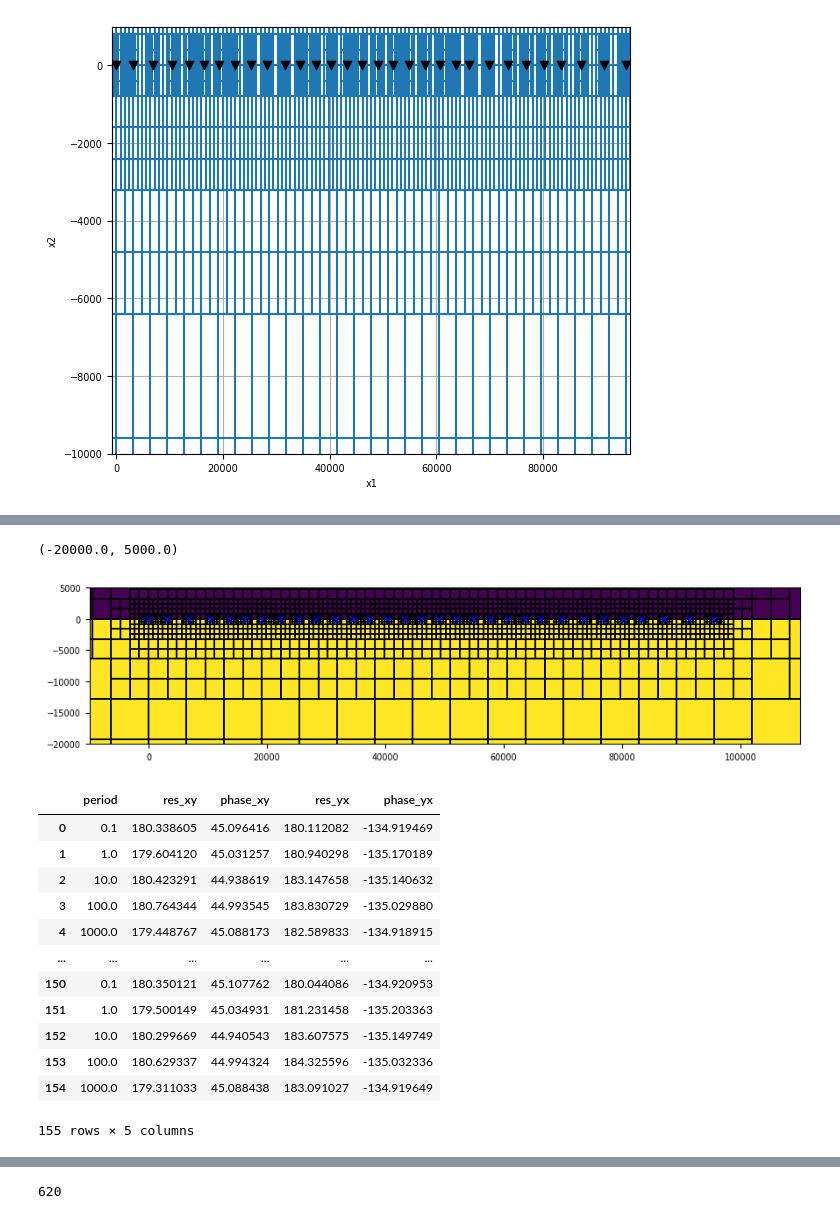
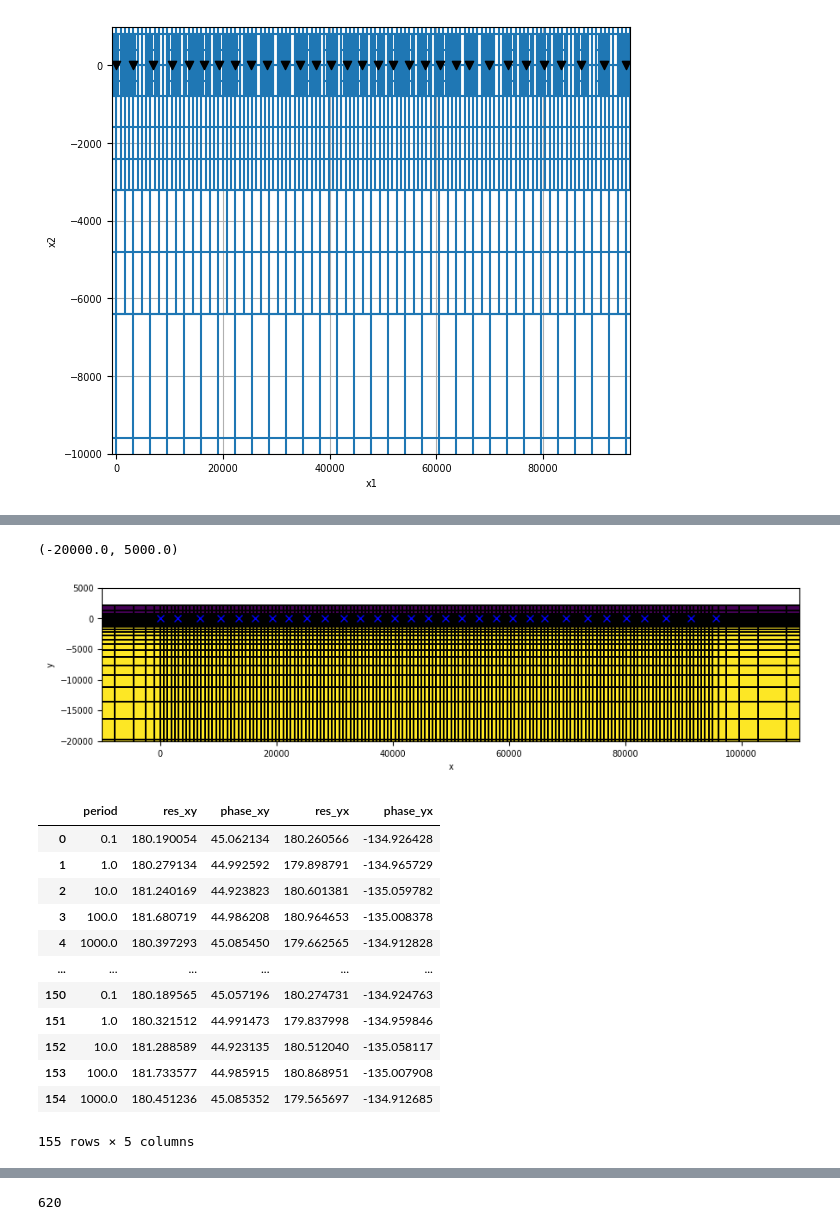
Before and after one commit to simpeg-research/earthscope-mt-course, a Jupyter notebook: notebooks/simpeg/13_2d_from_mtpy_example_sk.ipynb, the cells around one changed output, grey strips where cells are left out. Cells and saved outputs as stored; diff of their text form; code cells hidden in the pictures.

```diff
--- a/notebooks/simpeg/13_2d_from_mtpy_example_sk.ipynb
+++ b/notebooks/simpeg/13_2d_from_mtpy_example_sk.ipynb
@@ -26,10 +26,9 @@ Steps:
 
 Here we are taking every third station just to keep the inversion small.  You can change the number to get smaller or bigger data sets to invert.
 # %%
-
 with MTCollection() as mc:
     mc.open_collection(r"../../data/transfer_functions/forward_profiles.h5")
     other_survey_options = '\n\t'.join(mc.mth5_collection.surveys_group.groups_list)
-    mc.working_dataframe = mc.master_dataframe[mc.master_dataframe.survey == "conductive_cube"]
+    mc.working_dataframe = mc.master_dataframe[mc.master_dataframe.survey == "resistive_cube"]
     md = mc.to_mt_data()
 # %% [output]
@@ -116,6 +115,3 @@ simpeg_2d = Simpeg2D(
     )
 # %% [output]
 [figure]
-# %%
-simpeg_2d.data.dataframe['phase_yx_model_error'] = np.inf
-simpeg_2d.data.dataframe['phase_xy_model_error'] = np.inf
@@ -128,0 +175,2 @@ station_locations = simpeg_2d.data.station_locations
+# %%
+mesh = generate_2d_mesh_for_mt(rx_locs, frequencies, 1e-2)
@@ -129,9 +185,11 @@ station_locations = simpeg_2d.data.station_locations
+# %%
+ind_active = mesh.cell_centers[:,1] < 0.
 # %%
 fig, ax = plt.subplots(1,1, figsize=(10, 2))
-simpeg_2d.quad_tree.mesh.plot_image(simpeg_2d.active_map.active_cells, ax=ax, grid=True, grid_opts={'color':'k', 'linewidth':0.1})
+mesh.plot_image(ind_active, ax=ax, grid=True, grid_opts={'color':'k', 'linewidth':0.1})
 ax.plot(station_locations[:,0], station_locations[:,1], 'bx')
 plt.xlim(-10000, 1e5+10000)
 plt.ylim(-20000, 5000)
 # %% [output]
 (-20000.0, 5000.0)
-[figure, old version]
+[figure, new version]
@@ -144,17 +197,17 @@ ind_active = simpeg_2d.active_map.active_cells.copy()
 simpeg_2d.data.dataframe[['period', 'res_xy', 'phase_xy', 'res_yx', 'phase_yx']]
 # %% [output]
 |  | period | res_xy | phase_xy | res_yx | phase_yx |
-| 0 | 0.1 | 180.338605 | 45.096416 | 180.112082 | -134.919469 |
-| 1 | 1.0 | 179.604120 | 45.031257 | 180.940298 | -135.170189 |
-| 2 | 10.0 | 180.423291 | 44.938619 | 183.147658 | -135.140632 |
-| 3 | 100.0 | 180.764344 | 44.993545 | 183.830729 | -135.029880 |
-| 4 | 1000.0 | 179.448767 | 45.088173 | 182.589833 | -134.918915 |
+| 0 | 0.1 | 180.190054 | 45.062134 | 180.260566 | -134.926428 |
+| 1 | 1.0 | 180.279134 | 44.992592 | 179.898791 | -134.965729 |
+| 2 | 10.0 | 181.240169 | 44.923823 | 180.601381 | -135.059782 |
+| 3 | 100.0 | 181.680719 | 44.986208 | 180.964653 | -135.008378 |
+| 4 | 1000.0 | 180.397293 | 45.085450 | 179.662565 | -134.912828 |
 | ... | ... | ... | ... | ... | ... |
-| 150 | 0.1 | 180.350121 | 45.107762 | 180.044086 | -134.920953 |
-| 151 | 1.0 | 179.500149 | 45.034931 | 181.231458 | -135.203363 |
-| 152 | 10.0 | 180.299669 | 44.940543 | 183.607575 | -135.149749 |
-| 153 | 100.0 | 180.629337 | 44.994324 | 184.325596 | -135.032336 |
-| 154 | 1000.0 | 179.311033 | 45.088438 | 183.091027 | -134.919649 |
+| 150 | 0.1 | 180.189565 | 45.057196 | 180.274731 | -134.924763 |
+| 151 | 1.0 | 180.321512 | 44.991473 | 179.837998 | -134.959846 |
+| 152 | 10.0 | 181.288589 | 44.923135 | 180.512040 | -135.058117 |
+| 153 | 100.0 | 181.733577 | 44.985915 | 180.868951 | -135.007908 |
+| 154 | 1000.0 | 180.451236 | 45.085352 | 179.565697 | -134.912685 |
 155 rows × 5 columns
 # %%
 from simpeg.electromagnetics import natural_source as nsem
```
Also changed, not shown: parts of 25 cells of this notebook.
